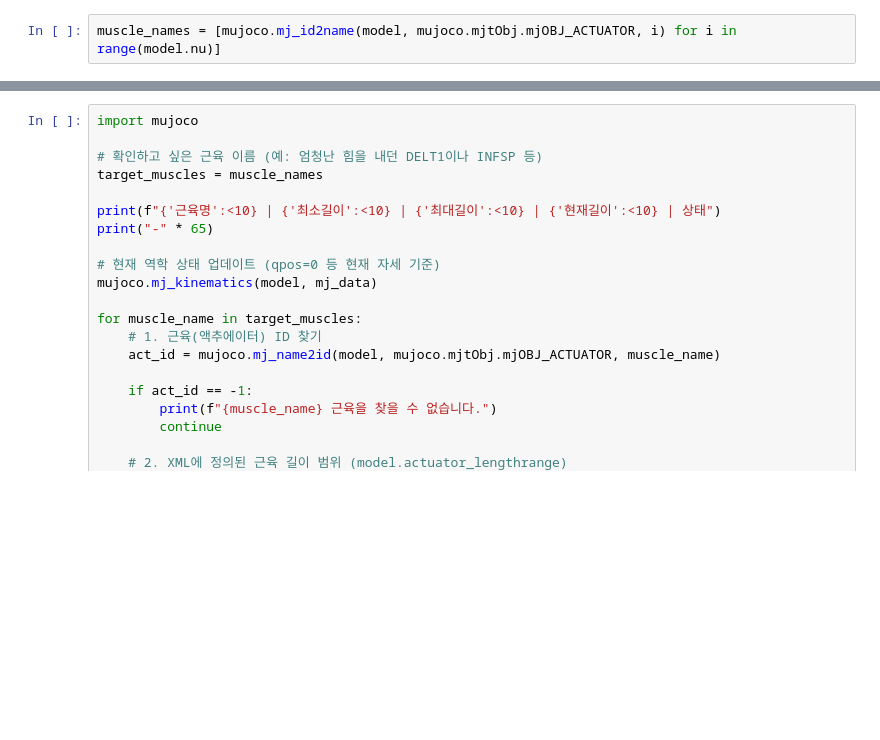
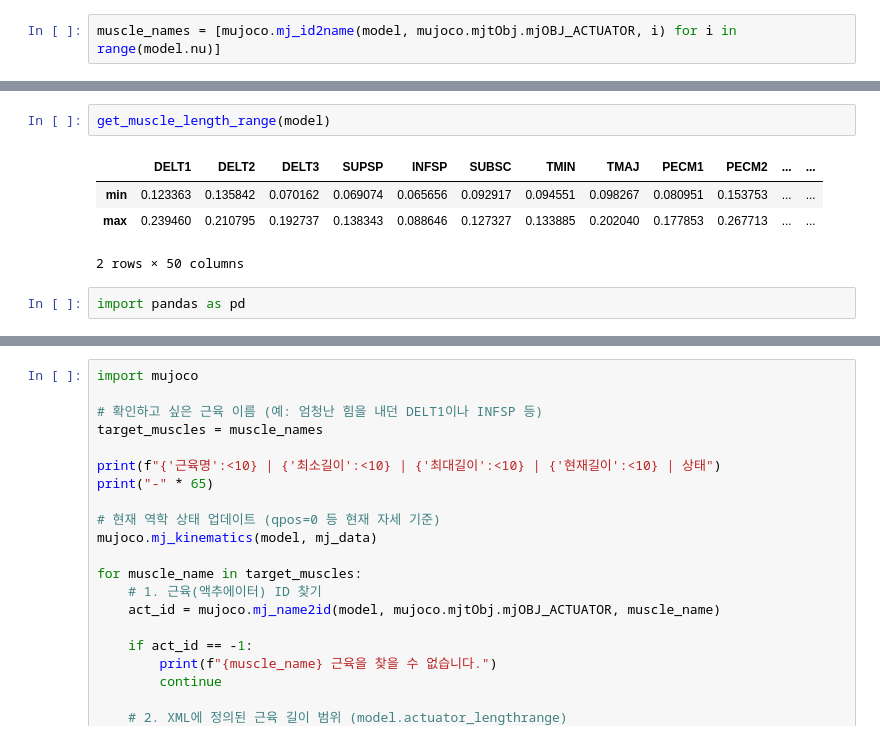
Before and after one commit to SeojinYoon/StudyForMyoSuite, a Jupyter notebook: MyoSuite/MoBL/SimpleSimulation/muscle_dependency.ipynb, the cells around one changed output, grey strips where cells are left out. Drawn from its saved outputs; the diff is of its cells as text; blank space fills up the shorter version.

```diff
--- a/MyoSuite/MoBL/SimpleSimulation/muscle_dependency.ipynb
+++ b/MyoSuite/MoBL/SimpleSimulation/muscle_dependency.ipynb
@@ -151,0 +183,9 @@ muscle_names = [mujoco.mj_id2name(model, mujoco.mjtObj.mjOBJ_ACTUATOR, i) for i
+# %%
+get_muscle_length_range(model)
+# %% [output]
+|  | DELT1 | DELT2 | DELT3 | SUPSP | INFSP | SUBSC | TMIN | TMAJ | PECM1 | PECM2 | ... | ... |
+| min | 0.123363 | 0.135842 | 0.070162 | 0.069074 | 0.065656 | 0.092917 | 0.094551 | 0.098267 | 0.080951 | 0.153753 | ... | ... |
+| max | 0.239460 | 0.210795 | 0.192737 | 0.138343 | 0.088646 | 0.127327 | 0.133885 | 0.202040 | 0.177853 | 0.267713 | ... | ... |
+2 rows × 50 columns
+# %%
+import pandas as pd
```
Also changed, not shown: parts of 5 cells of this notebook, 2 other files.
